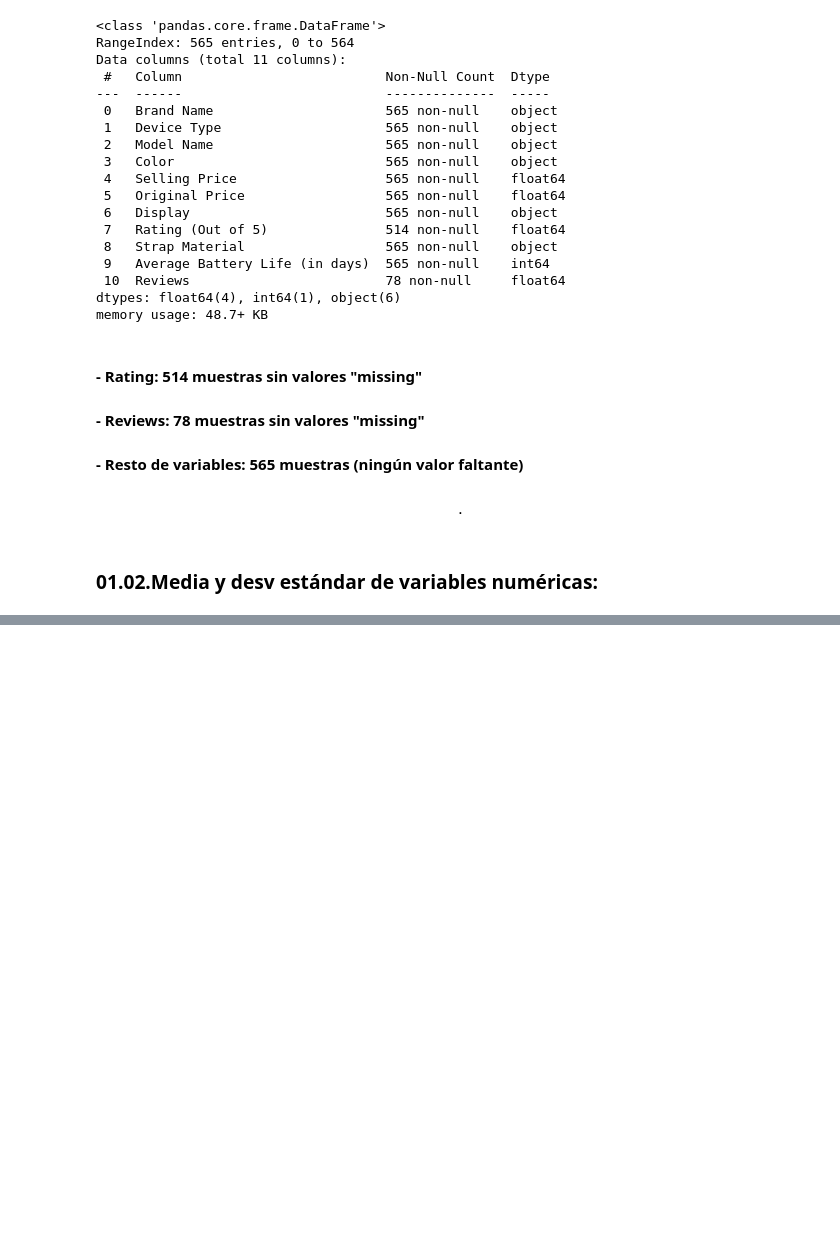
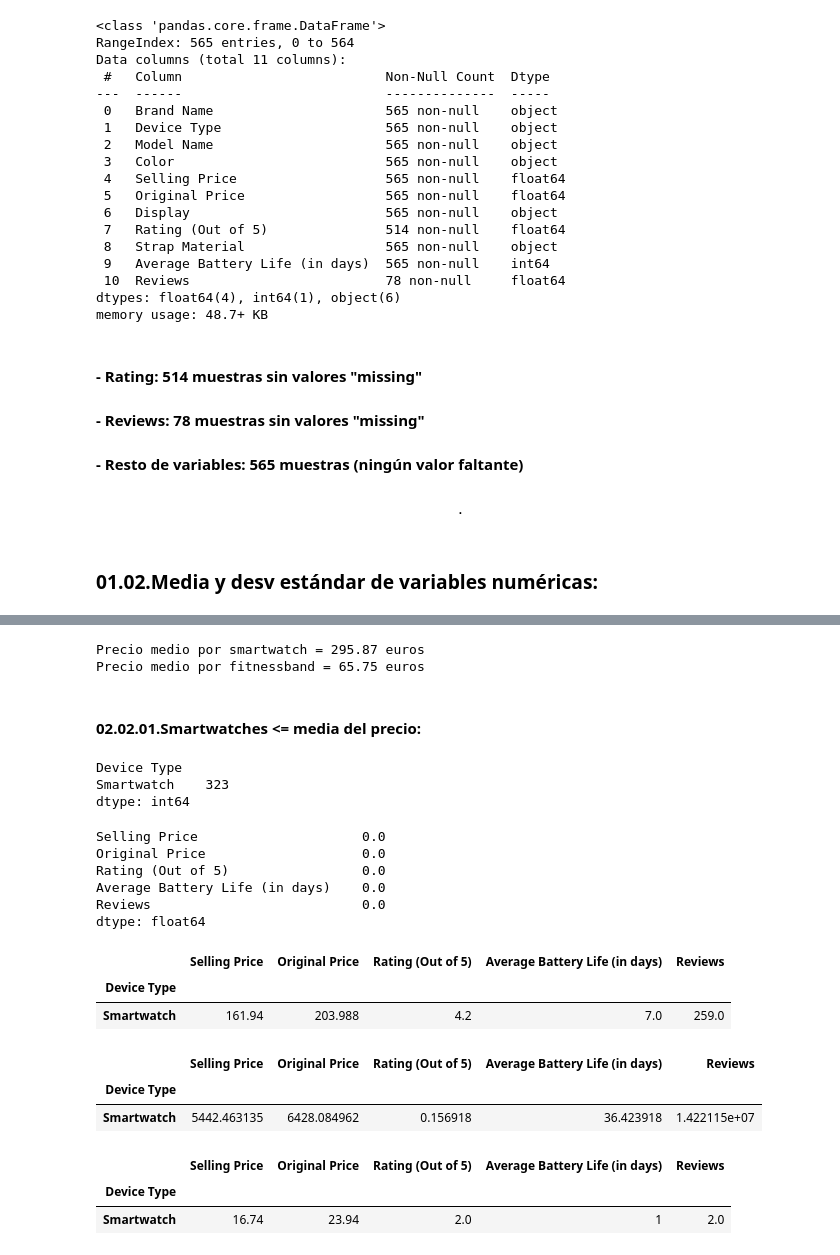
Before and after one commit to AlvaroSimonMerino/TrainingPython, a Jupyter notebook: 01_Python/01_PracticaPython/02_Codigo/PracticaPython_POCD.ipynb, the cells around one changed output, grey strips where cells are left out. Cells and saved outputs as stored; diff of their text form; code cells hidden in the pictures; blank space fills up the shorter version.

```diff
--- a/01_Python/01_PracticaPython/02_Codigo/PracticaPython_POCD.ipynb
+++ b/01_Python/01_PracticaPython/02_Codigo/PracticaPython_POCD.ipynb
@@ -213,0 +297,76 @@ valnum_df
+# %%
+# Vamos primero a crear la media del precio por dispositivo
+type_price = fitness_df.groupby("Device Type").mean("Selling Price")
+fb_price = type_price["Selling Price"][0]
+sw_price = type_price["Selling Price"][1]
+print("Precio medio por smartwatch = " + str((sw_price).round(2)) + " euros")
+print("Precio medio por fitnessband = " + str((fb_price).round(2)) + " euros")
+# %% [output]
+Precio medio por smartwatch = 295.87 euros
+Precio medio por fitnessband = 65.75 euros
+# %%
+# Definimos una función para sacar los grupos con precio inferior a la media
+def precio_inferior(device: str, mediaprecio: float):
+    '''Retorna un dataframe con las filas cuyo dispositivo sea el device elegido en el argumento,
+    y cuyo precio de venta sea menor a la media del precio de venta de dicho dispositivo.
+    device: es el tipo de dispositivo, smartwatch o fitnessband
+    mediaprecio: es la media del precio de venta de cada tipo de dispositivo'''
+    device_df = fitness_df.loc[(fitness_df["Device Type"] == device)]
+    inferior = device_df.loc[(fitness_df["Selling Price"] <= mediaprecio)]
+    return inferior
+
+# Y ahora otra función para los grupos con precios superior a la media
+def precio_superior(device: str, mediaprecio: float):
+    '''Retorna un dataframe con las filas cuyo dispositivo sea el device elegido en el argumento,
+    y cuyo precio de venta sea mayor a la media del precio de venta de dicho dispositivo.
+    device: es el tipo de dispositivo, smartwatch o fitnessband
+    mediaprecio: es la media del precio de venta de cada tipo de dispositivo'''
+    device_df = fitness_df.loc[(fitness_df["Device Type"] == device)]
+    superior = device_df.loc[(fitness_df["Selling Price"] >= mediaprecio)]
+    return superior
+# %% [markdown]
+#### 02.02.01.Smartwatches <= media del precio:  <a class="anchor" id="02.02.01.Smartwatches-<=-media-del-precio:"></a>
+# %%
+# Ahora agrupamos por tipo de dispositivo = smartwatch y precio inferior a la media
+sw_df_menor = precio_inferior("Smartwatch", sw_price).groupby("Device Type")
+
+# Y sacamos los estadísticos:
+# %%
+# Número de observaciones
+sw_df_menor.size()
+# %% [output]
+Device Type
+Smartwatch    323
+dtype: int64
+# %%
+# Número de valores faltantes
+sw_menor = fitness_df.loc[(fitness_df["Device Type"] == "Smarwatch") & (fitness_df["Selling Price"] <= sw_price)]
+sw_menor.select_dtypes(include = numerics).isnull().sum()
+# %% [output]
+Selling Price                     0.0
+Original Price                    0.0
+Rating (Out of 5)                 0.0
+Average Battery Life (in days)    0.0
+Reviews                           0.0
+dtype: float64
+# %%
+# Mediana de las variables númericas
+sw_df_menor.median()
+# %% [output]
+|  | Selling Price | Original Price | Rating (Out of 5) | Average Battery Life (in days) | Reviews |
+| Device Type |  |  |  |  |  |
+| Smartwatch | 161.94 | 203.988 | 4.2 | 7.0 | 259.0 |
+# %%
+# Varianza de las variables númericas
+sw_df_menor.var()
+# %% [output]
+|  | Selling Price | Original Price | Rating (Out of 5) | Average Battery Life (in days) | Reviews |
+| Device Type |  |  |  |  |  |
+| Smartwatch | 5442.463135 | 6428.084962 | 0.156918 | 36.423918 | 1.422115e+07 |
+# %%
+# Mínimos valores
+sw_df_menor.min().select_dtypes(include = numerics)
+# %% [output]
+|  | Selling Price | Original Price | Rating (Out of 5) | Average Battery Life (in days) | Reviews |
+| Device Type |  |  |  |  |  |
+| Smartwatch | 16.74 | 23.94 | 2.0 | 1 | 2.0 |
```
Also changed, not shown: parts of 42 cells of this notebook.
